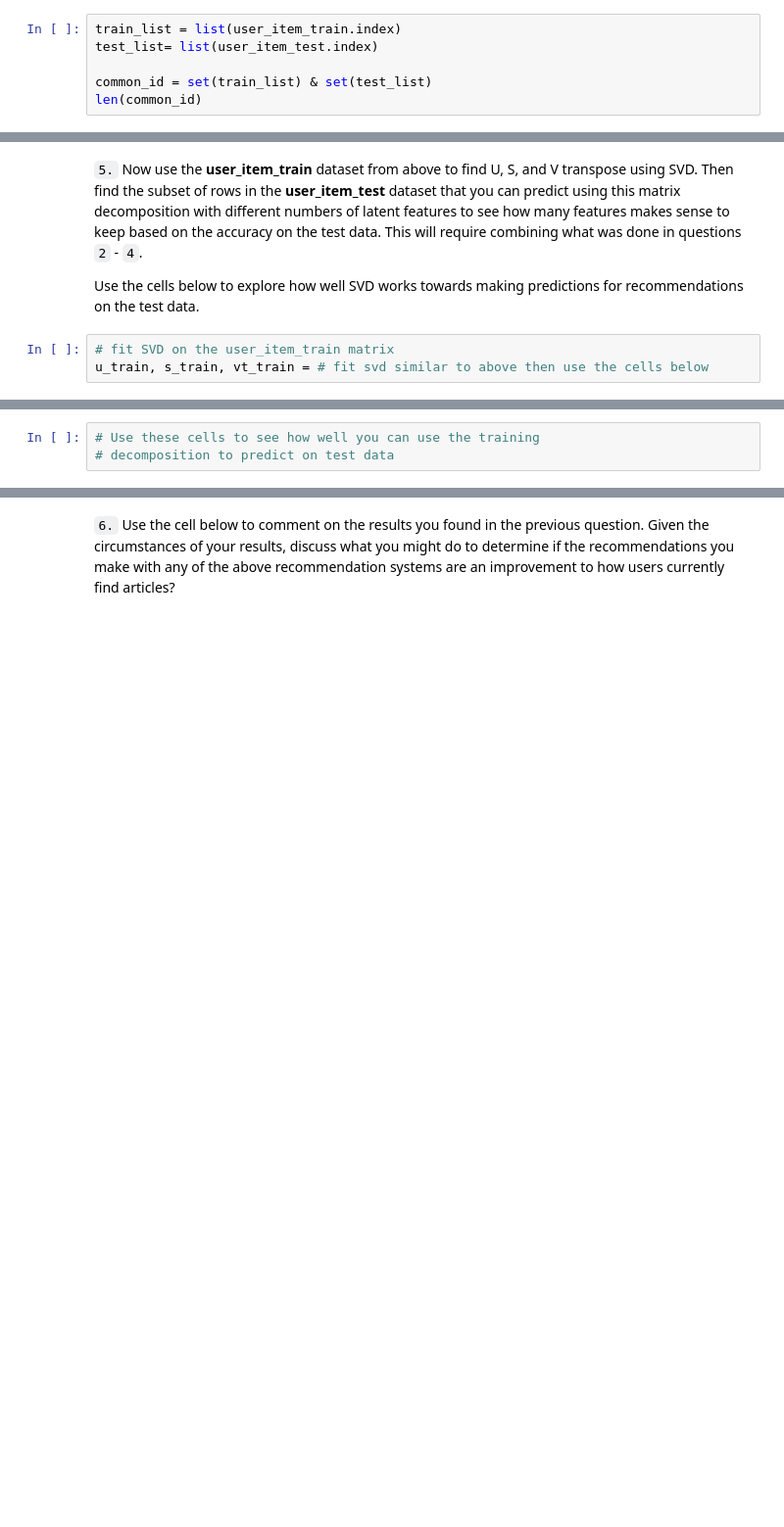
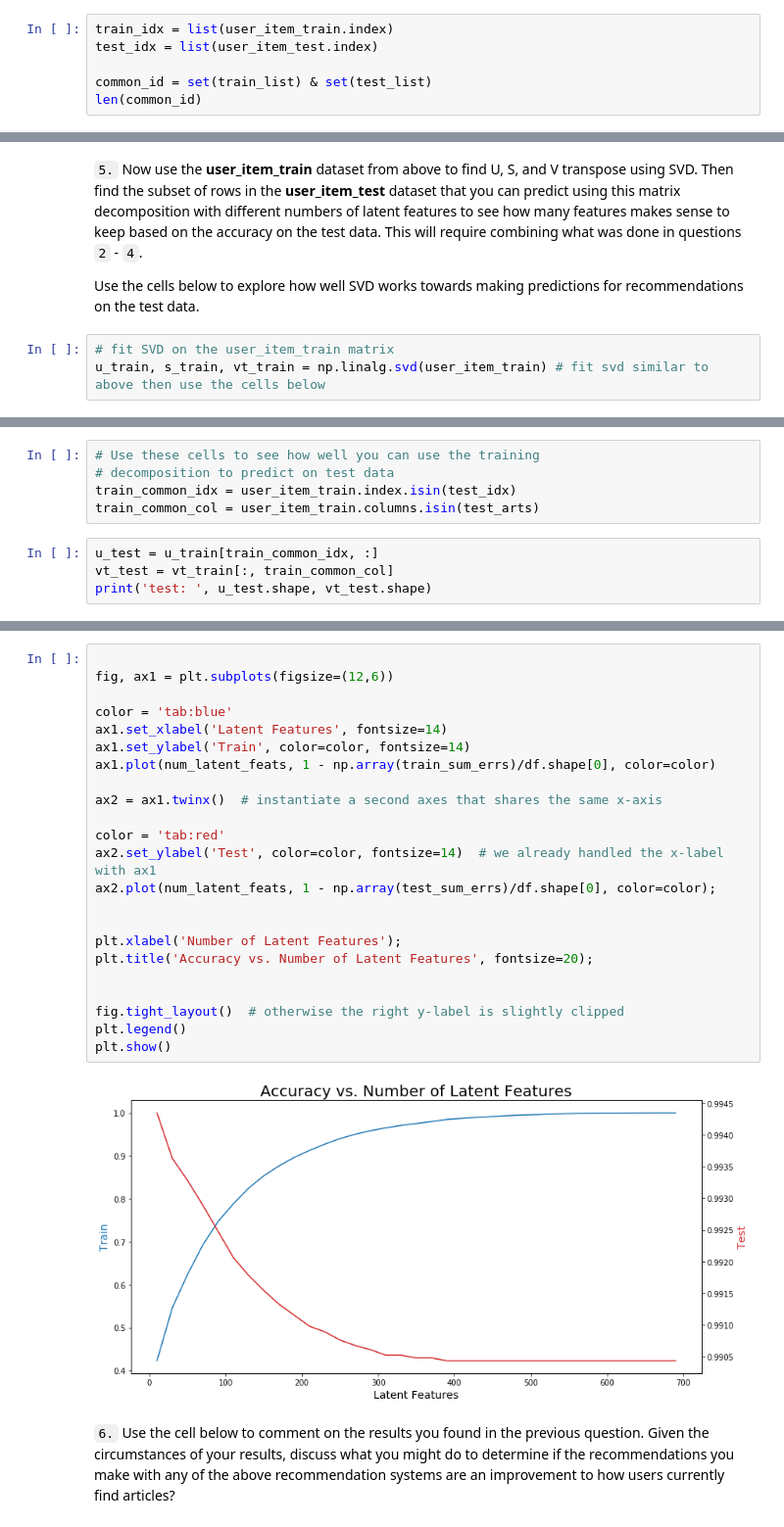
Before and after one commit to Arjunar92/Recommendations_with_IBM_Project, a Jupyter notebook: Recommendations_with_IBM.ipynb, the cells around one changed output, grey strips where cells are left out. Shown at 98% size. Saved outputs shown, nothing was run; the diff lists cells and outputs as text; blank space fills up the shorter version.

```diff
--- a/Recommendations_with_IBM.ipynb
+++ b/Recommendations_with_IBM.ipynb
@@ -757,8 +733,8 @@ Int64Index([2917, 3024, 3093, 3193, 3527, 3532, 3684, 3740, 3777, 3801,
             5140, 5141, 5142, 5143, 5144, 5145, 5146, 5147, 5148, 5149],
            dtype='int64', name='user_id', length=682)
 # %%
-train_list = list(user_item_train.index)
-test_list= list(user_item_test.index)
+train_idx = list(user_item_train.index)
+test_idx = list(user_item_test.index)
 
 common_id = set(train_list) & set(test_list)
 len(common_id)
@@ -786,4 +764,4 @@ t.sol_4_test(sol_4_dict)
 Use the cells below to explore how well SVD works towards making predictions for recommendations on the test data.
 # %%
 # fit SVD on the user_item_train matrix
-u_train, s_train, vt_train = # fit svd similar to above then use the cells below
+u_train, s_train, vt_train = np.linalg.svd(user_item_train) # fit svd similar to above then use the cells below
@@ -790,3 +772,9 @@ u_train, s_train, vt_train = # fit svd similar to above then use the cells below
 # %%
 # Use these cells to see how well you can use the training
 # decomposition to predict on test data
+train_common_idx = user_item_train.index.isin(test_idx)
+train_common_col = user_item_train.columns.isin(test_arts)
+# %%
+u_test = u_train[train_common_idx, :]
+vt_test = vt_train[:, train_common_col]
+print('test: ', u_test.shape, vt_test.shape)
@@ -793,3 +812,28 @@ u_train, s_train, vt_train = # fit svd similar to above then use the cells below
+# %%
+
+fig, ax1 = plt.subplots(figsize=(12,6))
+
+color = 'tab:blue'
+ax1.set_xlabel('Latent Features', fontsize=14)
+ax1.set_ylabel('Train', color=color, fontsize=14)
+ax1.plot(num_latent_feats, 1 - np.array(train_sum_errs)/df.shape[0], color=color)
+
+ax2 = ax1.twinx()  # instantiate a second axes that shares the same x-axis
+
+color = 'tab:red'
+ax2.set_ylabel('Test', color=color, fontsize=14)  # we already handled the x-label with ax1
+ax2.plot(num_latent_feats, 1 - np.array(test_sum_errs)/df.shape[0], color=color);
+
+
+plt.xlabel('Number of Latent Features');
+plt.title('Accuracy vs. Number of Latent Features', fontsize=20);
+
+
+fig.tight_layout()  # otherwise the right y-label is slightly clipped
+plt.legend()
+plt.show()
+# %% [output]
+[figure, added]
 # %% [markdown]
 `6.` Use the cell below to comment on the results you found in the previous question. Given the circumstances of your results, discuss what you might do to determine if the recommendations you make with any of the above recommendation systems are an improvement to how users currently find articles?
 # %% [markdown]
```
Also changed, not shown: parts of 9 cells of this notebook.
